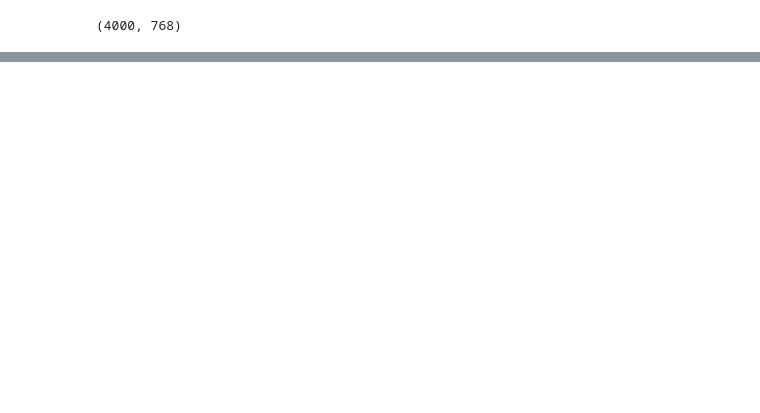
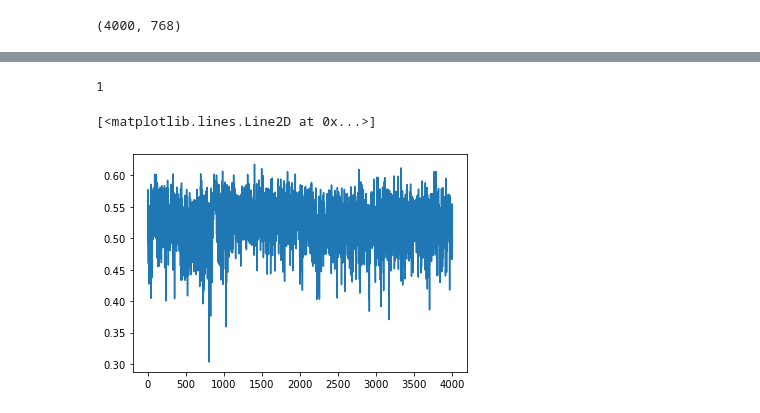
Before and after one commit to suyashsingh234/Hate-Speech, a Jupyter notebook: ml.ipynb, the cells around one changed output, grey strips where cells are left out. Saved outputs shown, nothing was run; the diff lists cells and outputs as text; code cells hidden in the pictures; blank space fills up the shorter version.

```diff
--- a/ml.ipynb
+++ b/ml.ipynb
@@ -172,0 +167,5 @@ similarities[0]=similarities[0]/sum(similarities[0])
+# %%
+z=np.array(dtf['class'])
+print(z[2193])
+# %% [output]
+1
@@ -173,3 +174,8 @@ similarities[0]=similarities[0]/sum(similarities[0])
+# %%
+plt.plot(similarities)
+# %% [output]
+[<matplotlib.lines.Line2D at 0x...>]
+[figure, added]
 # %%
 y=[]
 for similarity in similarities:
```
Also changed, not shown: parts of 23 cells of this notebook, 1 other file.
